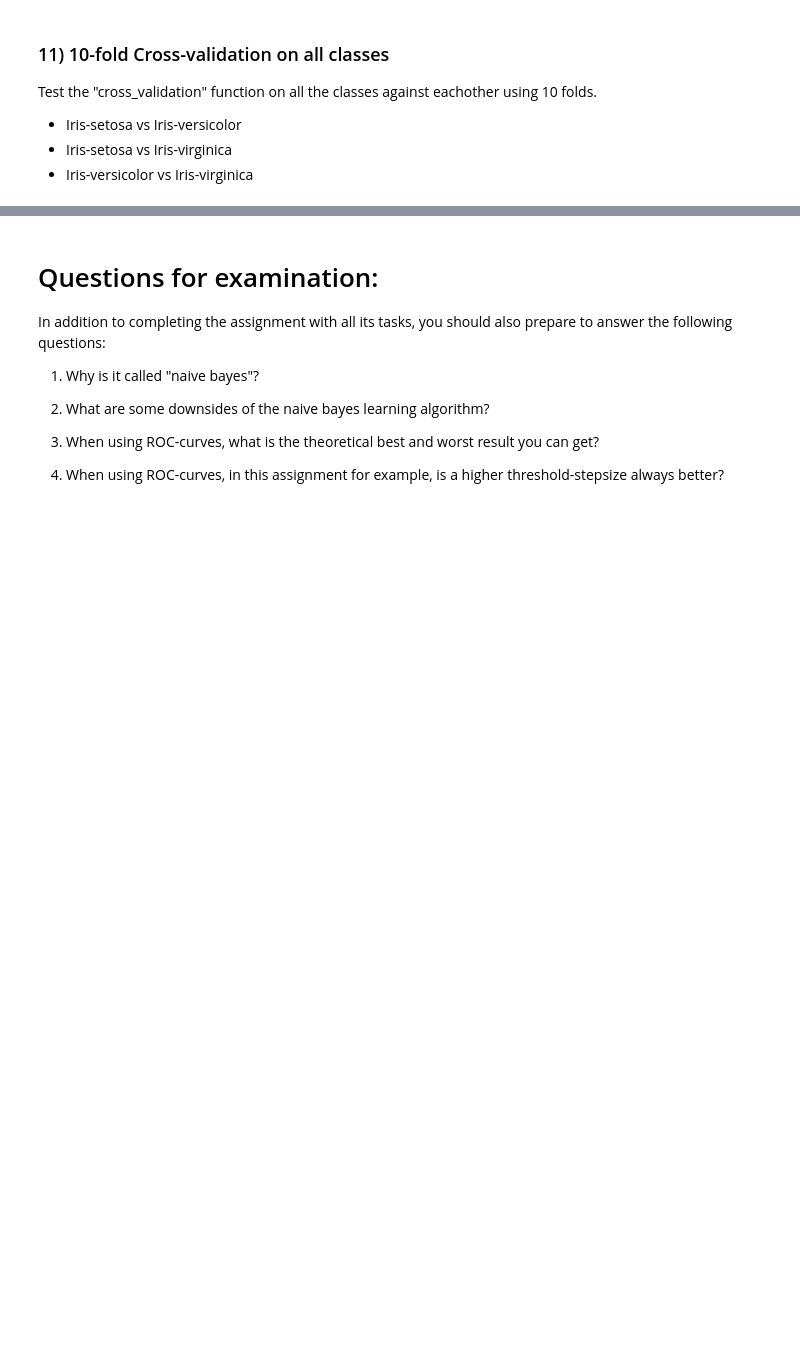
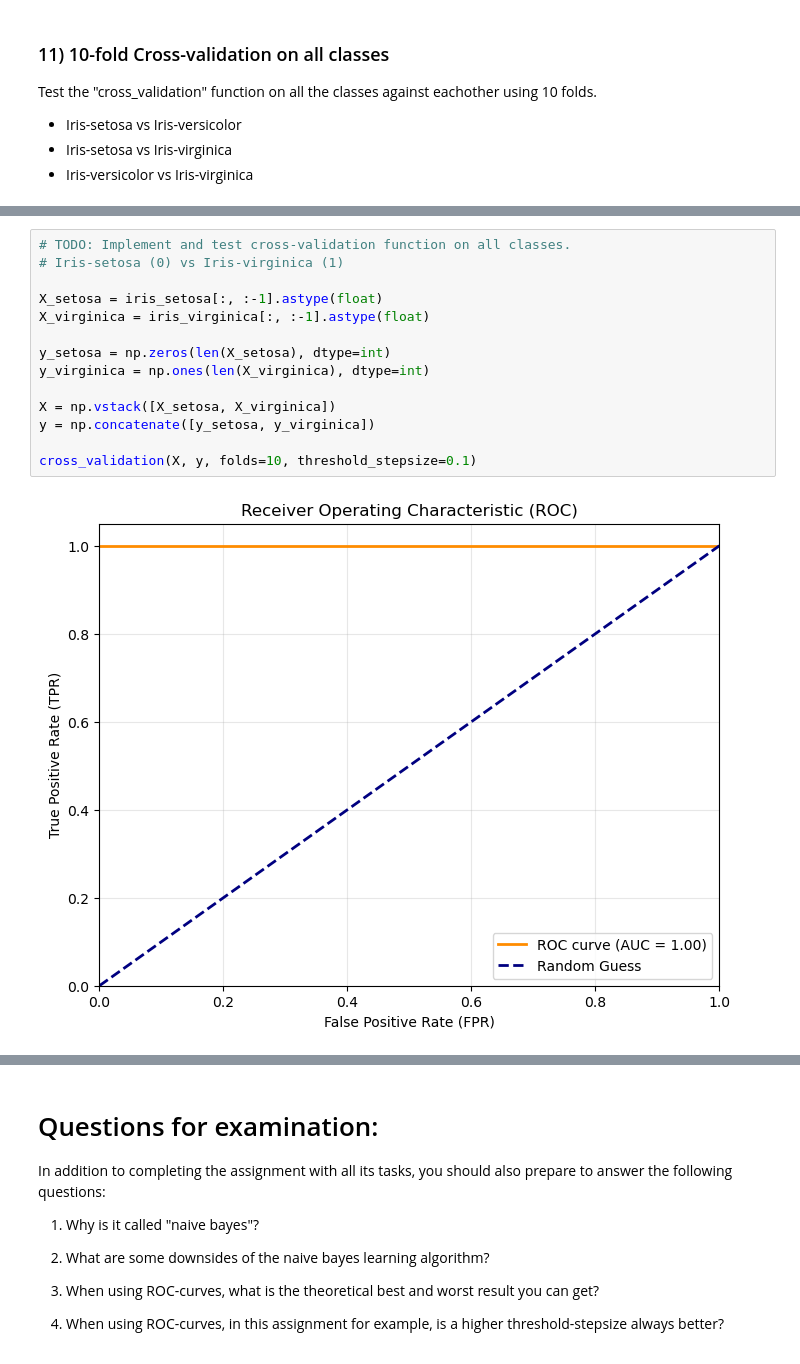
Before and after one commit to beew77/Naive-Bayes-learning, a Jupyter notebook: ML-Assignment 1 - Student names.ipynb, the cells around one changed output, grey strips where cells are left out. Cells and saved outputs as stored; diff of their text form; blank space fills up the shorter version.

```diff
--- a/ML-Assignment 1 - Student names.ipynb
+++ b/ML-Assignment 1 - Student names.ipynb
@@ -678,0 +691,16 @@ Test the "cross_validation" function on all the classes against eachother using
+# %%
+# TODO: Implement and test cross-validation function on all classes.
+# Iris-setosa (0) vs Iris-virginica (1)
+
+X_setosa = iris_setosa[:, :-1].astype(float)
+X_virginica = iris_virginica[:, :-1].astype(float)
+
+y_setosa = np.zeros(len(X_setosa), dtype=int)
+y_virginica = np.ones(len(X_virginica), dtype=int)
+
+X = np.vstack([X_setosa, X_virginica])
+y = np.concatenate([y_setosa, y_virginica])
+
+cross_validation(X, y, folds=10, threshold_stepsize=0.1)
+# %% [output]
+[figure, added]
```
Also changed, not shown: parts of 7 cells of this notebook.
